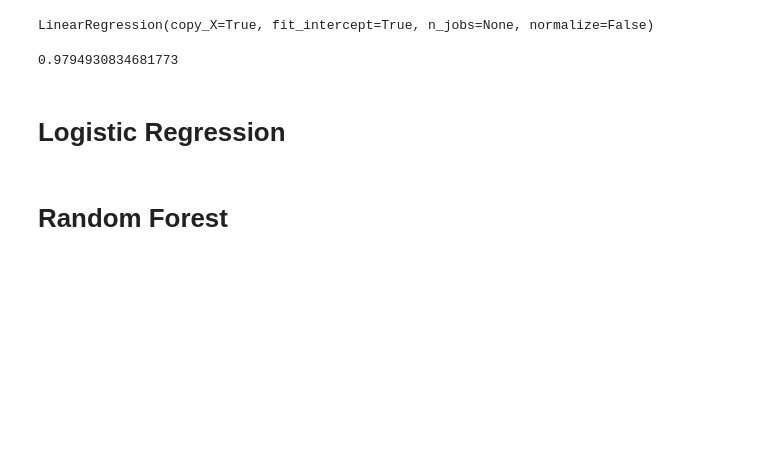
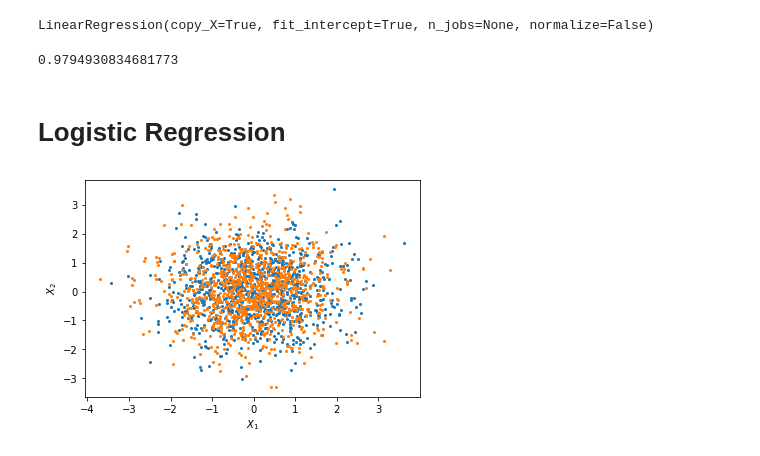
Before and after one commit to ptpuyen1511/using_python_for_research, a Jupyter notebook: test_week05.ipynb, the cells around one changed output. Saved outputs shown, nothing was run; the diff lists cells and outputs as text; code cells hidden in the pictures; blank space fills up the shorter version.

```diff
--- a/test_week05.ipynb
+++ b/test_week05.ipynb
@@ -191,5 +191,3 @@ lm.score(X_test, y_test) # Evaluate
 0.9794930834681773
 # %% [markdown]
 # Logistic Regression
-# %% [markdown]
-# Random Forest
@@ -195,0 +202,19 @@ lm.score(X_test, y_test) # Evaluate
+# %%
+def gen_data(n, h, sd1, sd2):
+    x1 = ss.norm.rvs(h, sd1, n)
+    y1 = ss.norm.rvs(0, sd1, n)
+    x2 = ss.norm.rvs(h, sd2, n)
+    y2 = ss.norm.rvs(0, sd2, n)
+    return (x1, y1, x2, y2)
+
+def plot_data(x1, y1, x2, y2):
+    plt.figure()
+    plt.plot(x1, y1, "o", ms=2)
+    plt.plot(x2, y2, "o", ms=2)
+    plt.xlabel("$X_1$")
+    plt.ylabel("$X_2$")
+# %%
+(x1, y1, x2, y2) = gen_data(1000, 0, 1, 1)
+plot_data(x1, y1, x2, y2)
+# %% [output]
+[figure, added]
```
Also changed, not shown: parts of 20 cells of this notebook.
